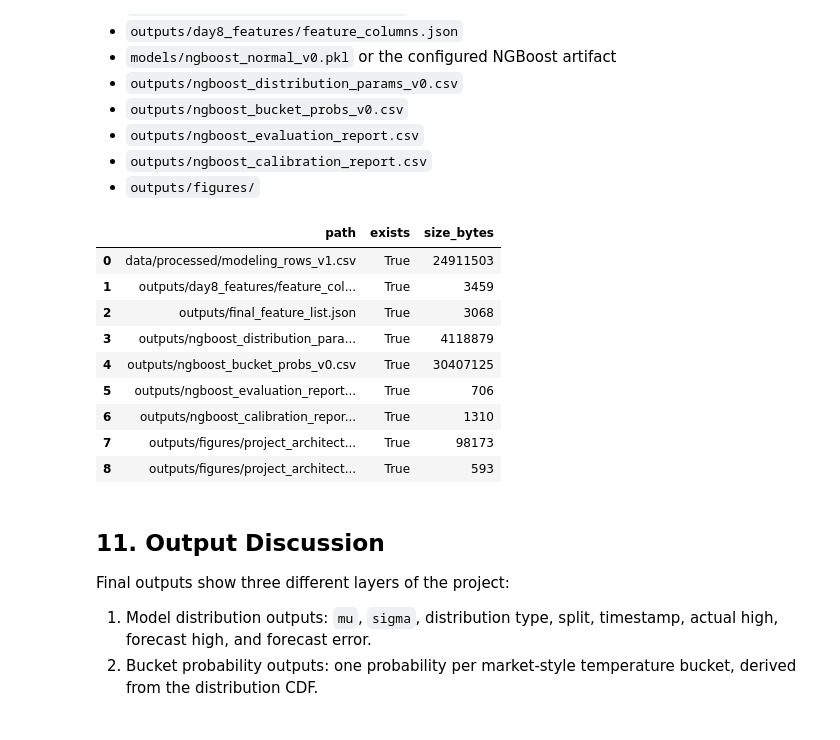
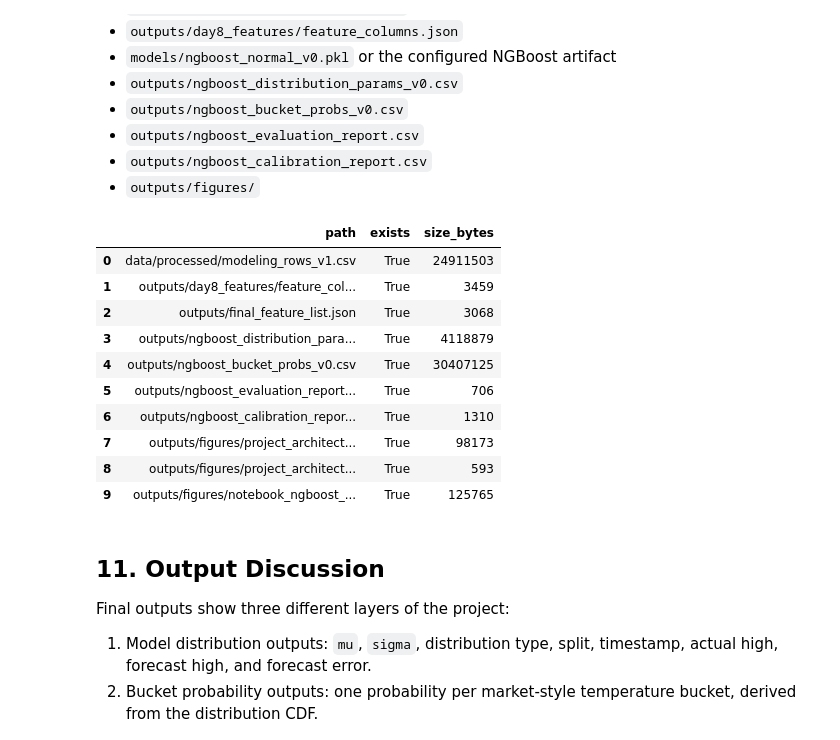
Before and after one commit to ericzzhang27-sys/Kalshi-Weather-Trading, a Jupyter notebook: notebooks/project_walkthrough.ipynb, the cells around one changed output. Cells and saved outputs as stored; diff of their text form; code cells hidden in the pictures.

```diff
--- a/notebooks/project_walkthrough.ipynb
+++ b/notebooks/project_walkthrough.ipynb
@@ -807,31 +897,33 @@ Expected output paths:
 # %%
 expected_outputs = [
     "data/processed/modeling_rows_v1.csv",
     "outputs/day8_features/feature_columns.json",
     "outputs/final_feature_list.json",
     "outputs/ngboost_distribution_params_v0.csv",
     "outputs/ngboost_bucket_probs_v0.csv",
     "outputs/ngboost_evaluation_report.csv",
     "outputs/ngboost_calibration_report.csv",
     "outputs/figures/project_architecture.png",
     "outputs/figures/project_architecture.mmd",
+    "outputs/figures/notebook_ngboost_trees_information_matrix.png",
 ]
 output_check = pd.DataFrame([
     {"path": rel, "exists": (REPO_ROOT / rel).exists(), "size_bytes": (REPO_ROOT / rel).stat().st_size if (REPO_ROOT / rel).exists() else 0}
     for rel in expected_outputs
 ])
 display(output_check)
 # %% [output]
 |  | path | exists | size_bytes |
 | 0 | data/processed/modeling_rows_v1.csv | True | 24911503 |
 | 1 | outputs/day8_features/feature_col... | True | 3459 |
 | 2 | outputs/final_feature_list.json | True | 3068 |
 | 3 | outputs/ngboost_distribution_para... | True | 4118879 |
 | 4 | outputs/ngboost_bucket_probs_v0.csv | True | 30407125 |
 | 5 | outputs/ngboost_evaluation_report... | True | 706 |
 | 6 | outputs/ngboost_calibration_repor... | True | 1310 |
 | 7 | outputs/figures/project_architect... | True | 98173 |
 | 8 | outputs/figures/project_architect... | True | 593 |
+| 9 | outputs/figures/notebook_ngboost_... | True | 125765 |
 # %% [markdown]
 ## 11. Output Discussion
 
```
Also changed, not shown: parts of 9 cells of this notebook, 3 other files.
